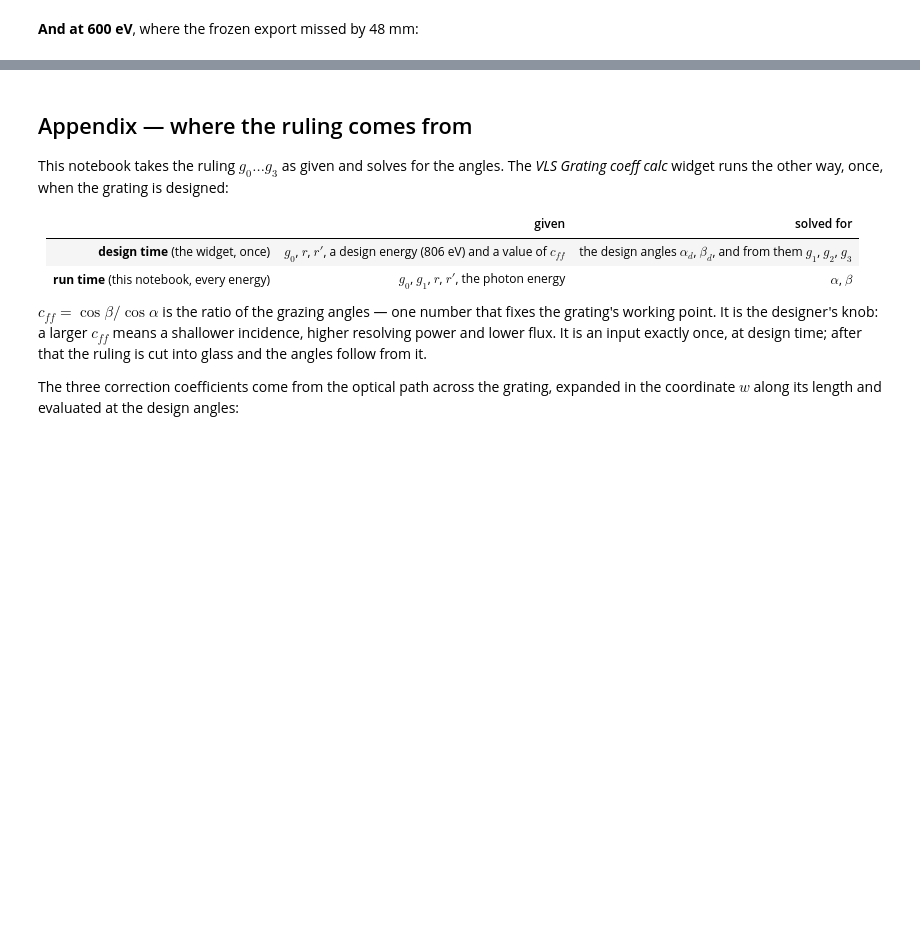
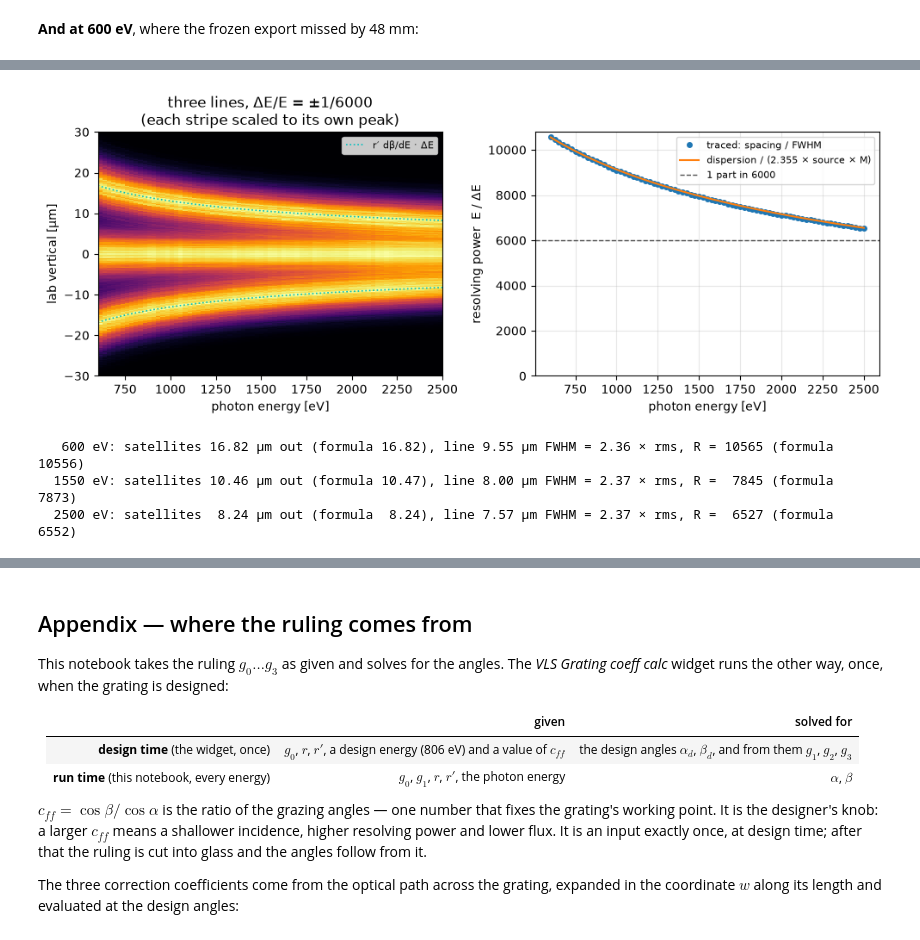
Before and after one commit to whorwhey/shadow4_scripting_tutorial, a Jupyter notebook: 02_monochromator.ipynb, the cells around one changed output, grey strips where cells are left out. Drawn from its saved outputs; the diff is of its cells as text; code cells hidden in the pictures; blank space fills up the shorter version.

```diff
--- a/02_monochromator.ipynb
+++ b/02_monochromator.ipynb
@@ -720,0 +823,48 @@ centroid -0.023 µm   rms 4.07 µm   (expected 4.06 µm)
+# %%
+# Traced, from the three lines: the satellites' spacing is the dispersion (measured in the
+# loop above), the central line's FWHM is the width. The curves are the two formulas.
+dispersion_model_m_per_eV = np.array([r_prime_m * g0_per_m * (hc_eVm / E_eV) / (E_eV * np.cos(pgm_solve(E_eV)["beta_rad"]))
+                                      for E_eV in scan_eV])
+separation_m = dispersion_m_per_eV * scan_eV * probe                                 # centre line to satellite
+resolving_power = scan_eV * dispersion_m_per_eV / fwhm_v_m                           # traced
+resolving_power_model = scan_eV * dispersion_model_m_per_eV / (2.3548 * model_v_m)   # both formulas
+
+fig, axes = plt.subplots(1, 2, figsize=(10, 4))
+
+axes[0].imshow((profiles / profiles.max(axis=1, keepdims=True)).T,
+               origin="lower", aspect="auto", interpolation="nearest", cmap="inferno",
+               extent=[scan_eV[0], scan_eV[-1], -half_width_m * 1e6, half_width_m * 1e6])
+for sign in (+1, -1):
+    axes[0].plot(scan_eV, sign * dispersion_model_m_per_eV * scan_eV * probe * 1e6, "c:", lw=1.2,
+                 label="r′ dβ/dE · ΔE" if sign == 1 else None)
+axes[0].set_ylabel("lab vertical [µm]")
+axes[0].set_title(f"three lines, ΔE/E = ±1/{1 / probe:.0f}\n(each stripe scaled to its own peak)")
+axes[0].legend(fontsize=8, loc="upper right")
+
+axes[1].plot(scan_eV, resolving_power, "o", ms=4, label="traced: spacing / FWHM")
+axes[1].plot(scan_eV, resolving_power_model, "-", lw=1.5, label="dispersion / (2.355 × source × M)")
+axes[1].axhline(1 / probe, color="0.3", ls="--", lw=1, label=f"1 part in {1 / probe:.0f}")
+axes[1].set_ylabel("resolving power  E / ΔE")
+axes[1].set_ylim(0, None)
+axes[1].legend(fontsize=8)
+axes[1].grid(alpha=0.3)
+for ax in axes:
+    ax.set_xlabel("photon energy [eV]")
+plt.tight_layout()
+plt.show()
+
+for k in (0, len(scan_eV) // 2, len(scan_eV) - 1):
+    print(f"{scan_eV[k]:6.0f} eV: satellites {separation_m[k] * 1e6:5.2f} µm out "
+          f"(formula {dispersion_model_m_per_eV[k] * scan_eV[k] * probe * 1e6:5.2f}), line "
+          f"{fwhm_v_m[k] * 1e6:4.2f} µm FWHM = {fwhm_v_m[k] / rms_v_m[k]:.2f} × rms, "
+          f"R = {resolving_power[k]:5.0f} (formula {resolving_power_model[k]:5.0f})")
+
+assert np.allclose(dispersion_m_per_eV, dispersion_model_m_per_eV, rtol=0.005)  # spacing: rays vs r′ dβ/dE
+assert np.allclose(resolving_power, resolving_power_model, rtol=0.01)           # traced R vs the formulas
+assert np.all(resolving_power > 1 / probe)          # the satellites stay at least one FWHM out
+assert resolving_power[0] > resolving_power[-1]     # the margin shrinks with energy
+# %% [output]
+[figure, added]
+   600 eV: satellites 16.82 µm out (formula 16.82), line 9.55 µm FWHM = 2.36 × rms, R = 10565 (formula 10556)
+  1550 eV: satellites 10.46 µm out (formula 10.47), line 8.00 µm FWHM = 2.37 × rms, R =  7845 (formula  7873)
+  2500 eV: satellites  8.24 µm out (formula  8.24), line 7.57 µm FWHM = 2.37 × rms, R =  6527 (formula  6552)
```
Also changed, not shown: parts of 39 cells of this notebook, 6 other files.
